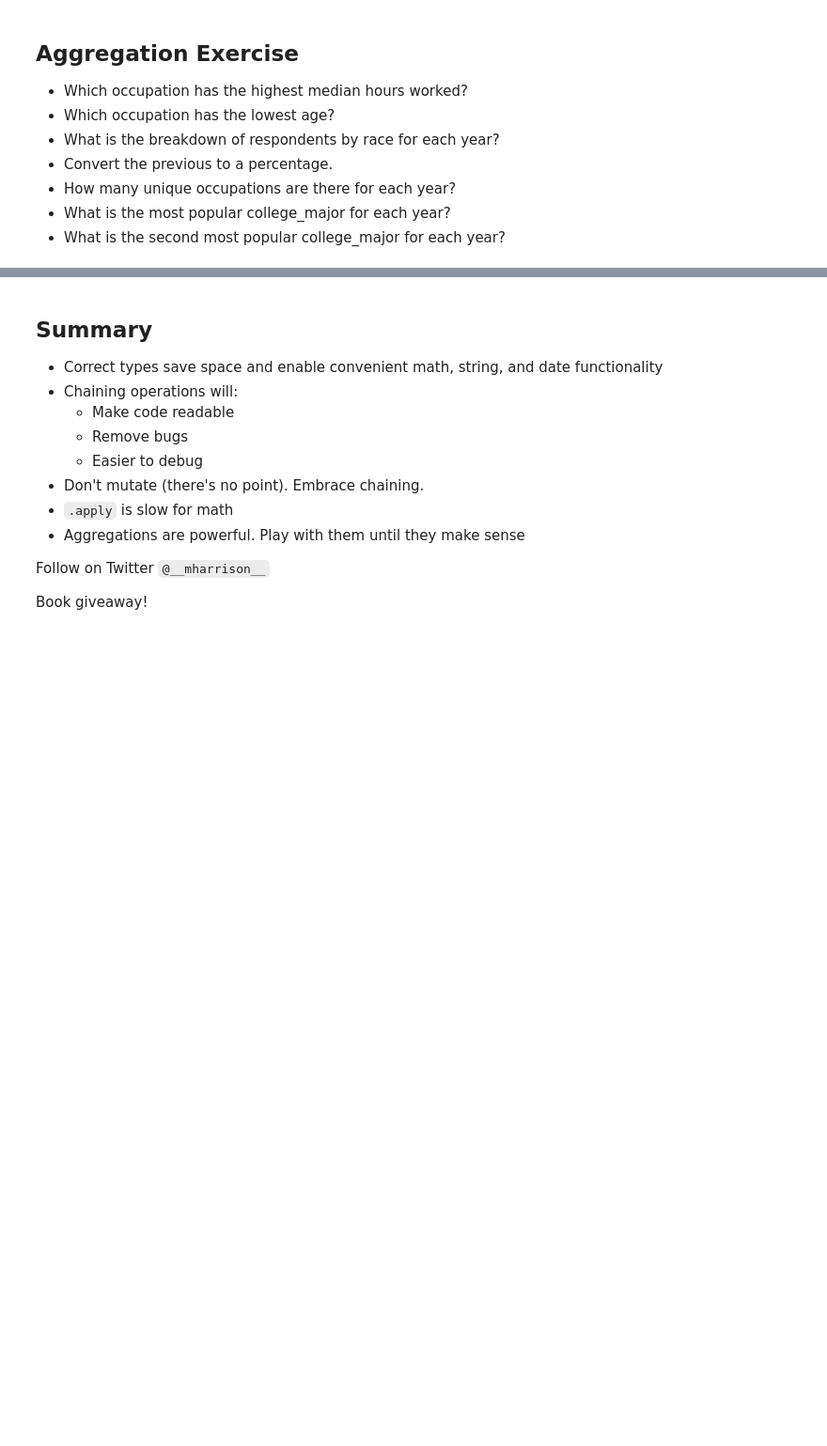
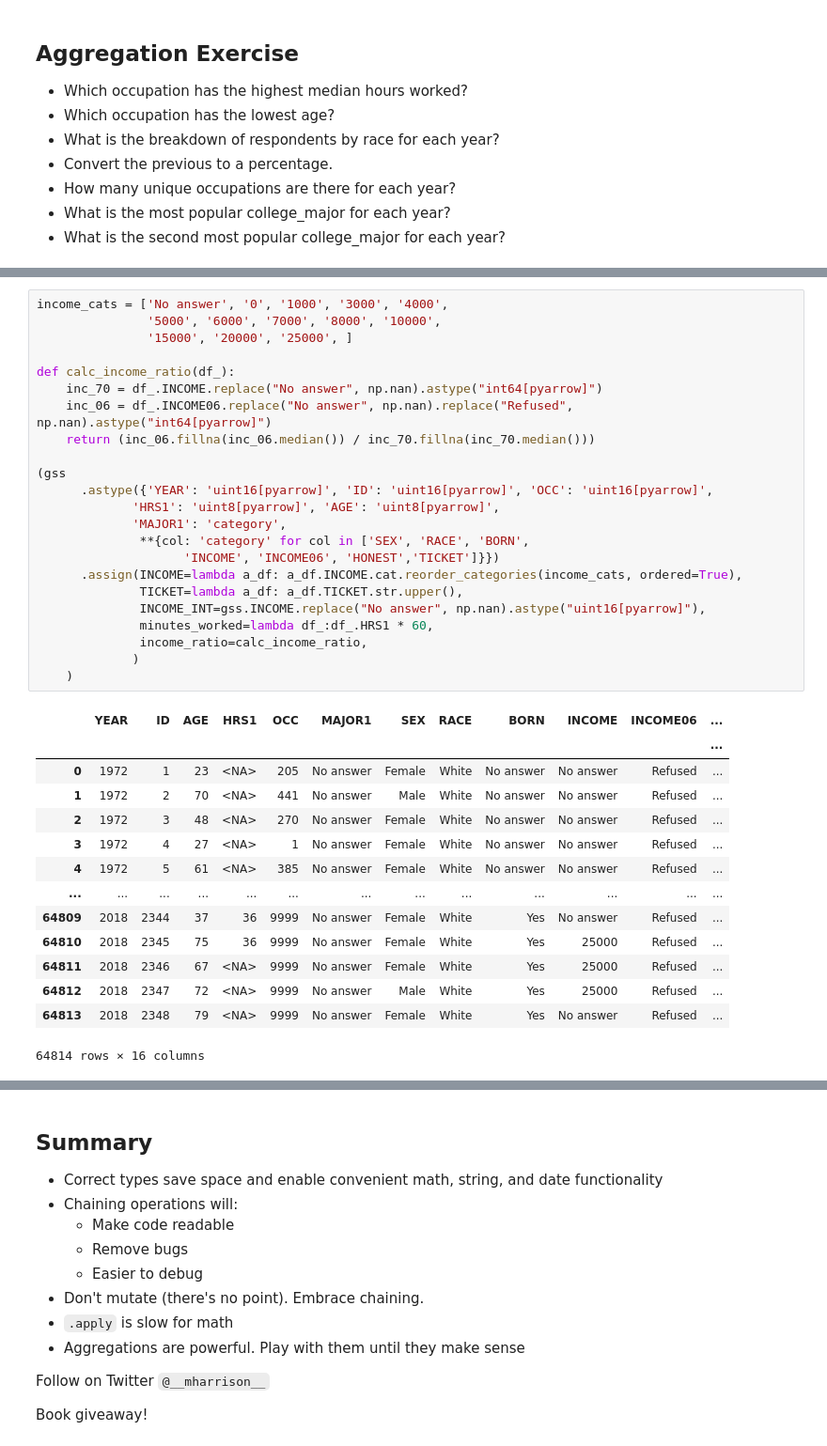
Before and after one commit to bjcubsfan/2023-scipy-pandas, a Jupyter notebook: idiomatic-pandas.ipynb, the cells around one changed output, grey strips where cells are left out. Shown at 94% size. Drawn from its saved outputs; the diff is of its cells as text; blank space fills up the shorter version.

```diff
--- a/idiomatic-pandas.ipynb
+++ b/idiomatic-pandas.ipynb
@@ -720,0 +1310,38 @@ def second(group):
+# %%
+income_cats = ['No answer', '0', '1000', '3000', '4000',
+               '5000', '6000', '7000', '8000', '10000',
+               '15000', '20000', '25000', ]
+
+def calc_income_ratio(df_):
+    inc_70 = df_.INCOME.replace("No answer", np.nan).astype("int64[pyarrow]")
+    inc_06 = df_.INCOME06.replace("No answer", np.nan).replace("Refused", np.nan).astype("int64[pyarrow]")
+    return (inc_06.fillna(inc_06.median()) / inc_70.fillna(inc_70.median()))
+
+(gss
+      .astype({'YEAR': 'uint16[pyarrow]', 'ID': 'uint16[pyarrow]', 'OCC': 'uint16[pyarrow]',
+             'HRS1': 'uint8[pyarrow]', 'AGE': 'uint8[pyarrow]',
+             'MAJOR1': 'category',
+              **{col: 'category' for col in ['SEX', 'RACE', 'BORN',
+                    'INCOME', 'INCOME06', 'HONEST','TICKET']}})
+      .assign(INCOME=lambda a_df: a_df.INCOME.cat.reorder_categories(income_cats, ordered=True),
+              TICKET=lambda a_df: a_df.TICKET.str.upper(),
+              INCOME_INT=gss.INCOME.replace("No answer", np.nan).astype("uint16[pyarrow]"),
+              minutes_worked=lambda df_:df_.HRS1 * 60,
+              income_ratio=calc_income_ratio,
+             )
+    )
+# %% [output]
+|  | YEAR | ID | AGE | HRS1 | OCC | MAJOR1 | SEX | RACE | BORN | INCOME | INCOME06 | ... |
+|  |  |  |  |  |  |  |  |  |  |  |  | ... |
+| 0 | 1972 | 1 | 23 | <NA> | 205 | No answer | Female | White | No answer | No answer | Refused | ... |
+| 1 | 1972 | 2 | 70 | <NA> | 441 | No answer | Male | White | No answer | No answer | Refused | ... |
+| 2 | 1972 | 3 | 48 | <NA> | 270 | No answer | Female | White | No answer | No answer | Refused | ... |
+| 3 | 1972 | 4 | 27 | <NA> | 1 | No answer | Female | White | No answer | No answer | Refused | ... |
+| 4 | 1972 | 5 | 61 | <NA> | 385 | No answer | Female | White | No answer | No answer | Refused | ... |
+| ... | ... | ... | ... | ... | ... | ... | ... | ... | ... | ... | ... | ... |
+| 64809 | 2018 | 2344 | 37 | 36 | 9999 | No answer | Female | White | Yes | No answer | Refused | ... |
+| 64810 | 2018 | 2345 | 75 | 36 | 9999 | No answer | Female | White | Yes | 25000 | Refused | ... |
+| 64811 | 2018 | 2346 | 67 | <NA> | 9999 | No answer | Female | White | Yes | 25000 | Refused | ... |
+| 64812 | 2018 | 2347 | 72 | <NA> | 9999 | No answer | Male | White | Yes | 25000 | Refused | ... |
+| 64813 | 2018 | 2348 | 79 | <NA> | 9999 | No answer | Female | White | Yes | No answer | Refused | ... |
+64814 rows × 16 columns
```
Also changed, not shown: parts of 113 cells of this notebook.
